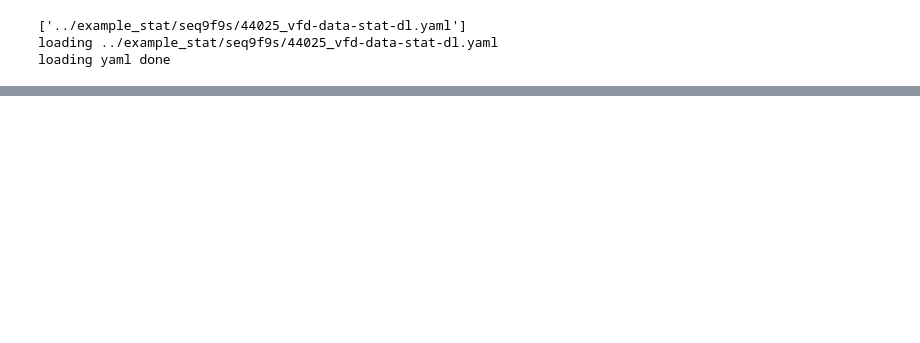
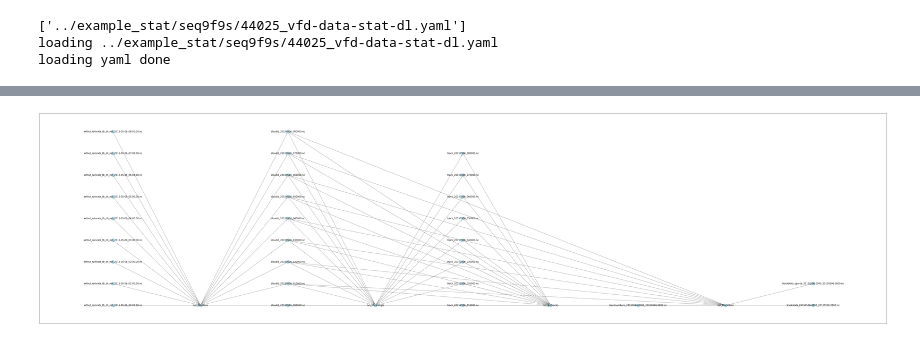
Before and after one commit to candiceT233/dayu-tracker, a Jupyter notebook: stat_to_sankey/VFD_stat_to_Sankey.ipynb, the cells around one changed output, grey strips where cells are left out. Drawn from its saved outputs; the diff is of its cells as text; code cells hidden in the pictures; blank space fills up the shorter version.

```diff
--- a/stat_to_sankey/VFD_stat_to_Sankey.ipynb
+++ b/stat_to_sankey/VFD_stat_to_Sankey.ipynb
@@ -123,7 +230,16 @@ loading yaml done
 G_VFD = nx.DiGraph()
 
 add_file_nodes(G_VFD, vfd_dict)
-print(task_file_map)
+
+
+task_file_map = load_task_file_map(test_name)
+task_file_map = remove_unwanted_tasks(task_file_map)
+# print(task_file_map)
+
+for task, stat in task_file_map.items():
+    print(f"{task} : {stat}")
+
+
 add_task_nodes(G_VFD, task_file_map)
 
 # display_all_nodes_attr(G_VFD)
@@ -194,16 +250,0 @@ added edges: ('run_speed', 'mcs_tracks_final_20150506.0000_20150506.0800.nc')
-# %%
-def draw_graph(G, test_name):
-    plt.figure(figsize=(100, 20))
-    pos = {node: data['pos'] for node, data in G.nodes(data=True)}
-    # Draw the graph with node labels
-    nx.draw_networkx(G, pos=pos, with_labels=True, node_color='lightblue', edge_color='gray')
-
-    save_image_path=f"../example_stat/{test_name}/{test_name}-vfd-networkx.png"
-    plt.savefig(save_image_path)
-
-    # Show the graph
-    plt.show()
-
-
-
-draw_graph(G_VFD, test_name)
@@ -213,0 +267,5 @@ draw_graph(G_VFD, test_name)
+# %%
+
+draw_graph(G_VFD, test_name, prefix=f'{(CUT_OFF_STAGE+1)}s', save=True)
+# %% [output]
+[figure, added]
```
Also changed, not shown: parts of 16 cells of this notebook, 2 other files.
